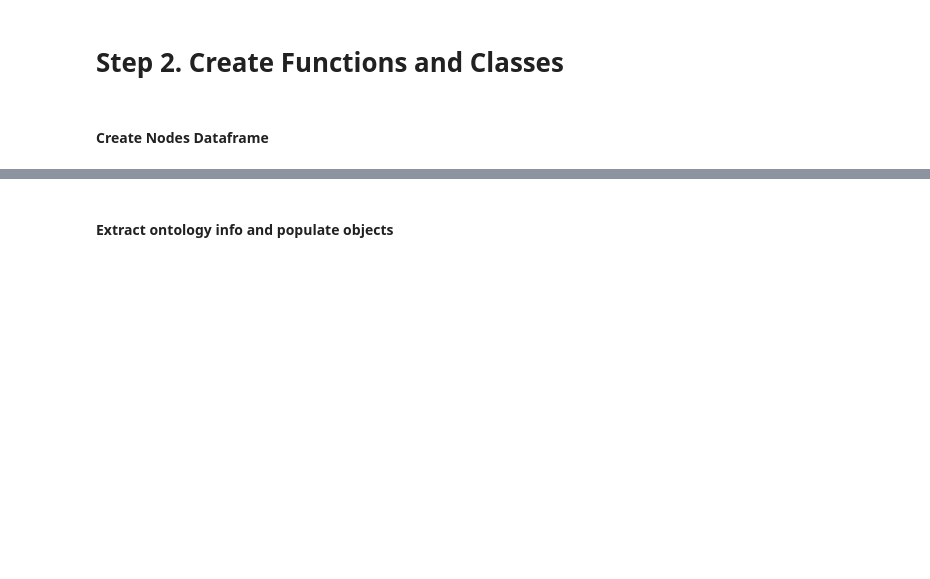
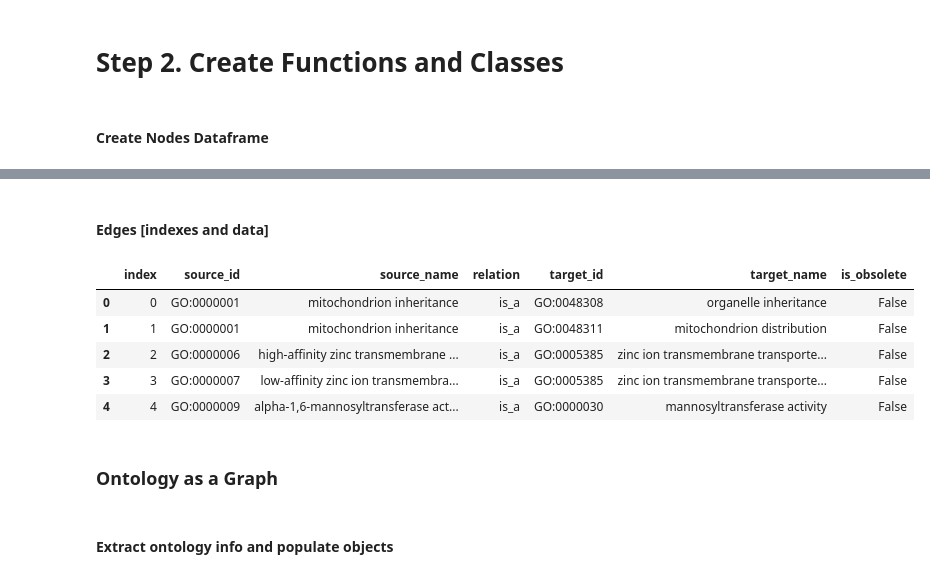
Before and after one commit to saezlab/ontograph, a Jupyter notebook: notebooks/graphblas_usecase_1.ipynb, the cells around one changed output, grey strips where cells are left out. Drawn from its saved outputs; the diff is of its cells as text; code cells hidden in the pictures; blank space fills up the shorter version.

```diff
--- a/notebooks/graphblas_usecase_1.ipynb
+++ b/notebooks/graphblas_usecase_1.ipynb
@@ -141,0 +346,42 @@ def create_nodes_dataframe(terms, include_obsolete=False):
+# %%
+term = go_ontology.get_term("GO:0008150")
+# %%
+for rel in go_ontology.relationships():
+    print(f"alternate_ids: {rel.alternate_ids}")
+    print(f"annotations: {rel.annotations}")
+    print(f"anonymous: {rel.anonymous}")
+    print(f"builtin: {rel.builtin}")
+    print(f"comment: {rel.comment}")
+    print(f"consider: {rel.consider}")
+    print(f"created_by: {rel.created_by}")
+    print(f"creation_date: {rel.creation_date}")
+    print(f"definition: {rel.definition}")
+    print(f"disjoint_from: {rel.disjoint_from}")
+    print(f"equivalent_to: {rel.equivalent_to}")
+    print(f"id: {rel.id}")
+    print(f"name: {rel.name}")
+    print(f"namespace: {rel.namespace}")
+    print(f"obsolete: {rel.obsolete}")
+    print(f"relationships: {rel.relationships}")
+    print(f"replaced_by: {rel.replaced_by}")
+    print(f"subsets: {rel.subsets}")
+    print(f"synonyms: {rel.synonyms}")
+    print(f"xrefs: {rel.xrefs}")
+    print(f"antisymmetric: {rel.antisymmetric}")
+    print(f"asymmetric: {rel.asymmetric}")
+    print(f"class_level: {rel.class_level}")
+    print(f"cyclic: {rel.cyclic}")
+    print(f"disjoint_over: {rel.disjoint_over}")
+    print(f"domain: {rel.domain}")
+    print(f"functional: {rel.functional}")
+    print(f"inverse_functional: {rel.inverse_functional}")
+    print(f"holds_over_chain: {rel.holds_over_chain}")
+    print(f"metadata_tag: {rel.metadata_tag}")
+    print(f"inverse_of: {rel.inverse_of}")
+    print(f"intersection_of: {rel.intersection_of}")
+    print(f"range: {rel.range}")
+    print(f"reflexive: {rel.reflexive}")
+    print(f"symmetric: {rel.symmetric}")
+    print(f"transitive: {rel.transitive}")
+    print(f"transitive_over: {rel.transitive_over}")
+    break
@@ -141,0 +406,2 @@ def create_nodes_dataframe(terms, include_obsolete=False):
+# %% [markdown]
+#### Edges [indexes and data]
@@ -141,0 +509,12 @@ def create_nodes_dataframe(terms, include_obsolete=False):
+# %%
+e_df = EdgesDataframe(go_ontology.terms())
+e_df.dataframe.head()
+# %% [output]
+|  | index | source_id | source_name | relation | target_id | target_name | is_obsolete |
+| 0 | 0 | GO:0000001 | mitochondrion inheritance | is_a | GO:0048308 | organelle inheritance | False |
+| 1 | 1 | GO:0000001 | mitochondrion inheritance | is_a | GO:0048311 | mitochondrion distribution | False |
+| 2 | 2 | GO:0000006 | high-affinity zinc transmembrane ... | is_a | GO:0005385 | zinc ion transmembrane transporte... | False |
+| 3 | 3 | GO:0000007 | low-affinity zinc ion transmembra... | is_a | GO:0005385 | zinc ion transmembrane transporte... | False |
+| 4 | 4 | GO:0000009 | alpha-1,6-mannosyltransferase act... | is_a | GO:0000030 | mannosyltransferase activity | False |
+# %% [markdown]
+### Ontology as a Graph
```
Also changed, not shown: parts of 12 cells of this notebook, 10 other files.
